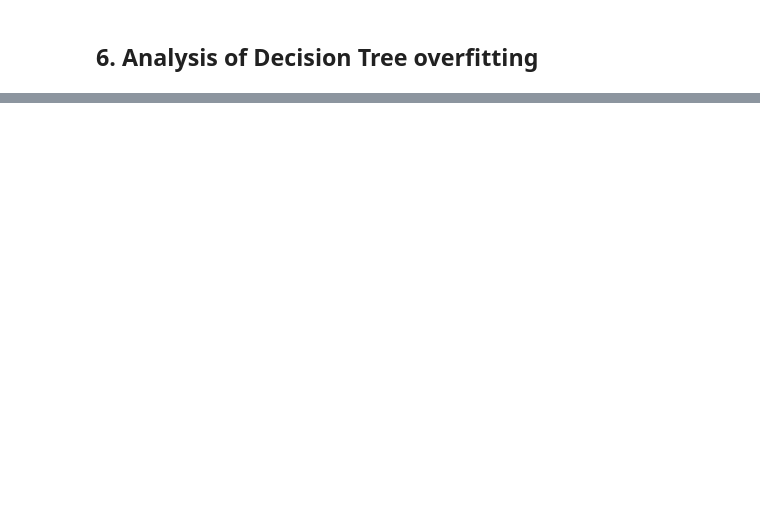
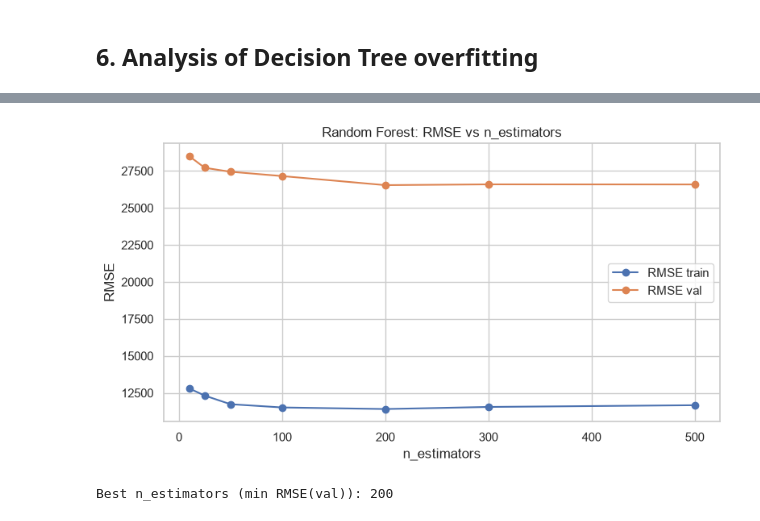
Before and after one commit to anuri-el/Machine-Learning-Technologies, a Jupyter notebook: trees.ipynb, the cells around one changed output, grey strips where cells are left out. Saved outputs shown, nothing was run; the diff lists cells and outputs as text; code cells hidden in the pictures; blank space fills up the shorter version.

```diff
--- a/trees.ipynb
+++ b/trees.ipynb
@@ -298,0 +373,9 @@ plt.show()
+# %%
+rf_base = RandomForestRegressor(n_estimators=200, random_state=RANDOM_STATE, n_jobs=-1)
+rf_base.fit(X_train_final, y_train_final)
+
+rf_base_train_metrics = regression_metrics(y_train_final, rf_base.predict(X_train_final))
+rf_base_val_metrics = regression_metrics(y_val_final, rf_base.predict(X_val_final))
+
+print("Random Forest (base config, n_estimators=200) metrics:")
+pd.DataFrame({'train': rf_base_train_metrics, 'validation': rf_base_val_metrics}).T
@@ -298,0 +389,14 @@ plt.show()
+# %%
+n_estimators_values = [10, 25, 50, 100, 200, 300, 500]
+
+rf_nest_results = []
+for n in n_estimators_values:
+    model = RandomForestRegressor(n_estimators=n, random_state=RANDOM_STATE, n_jobs=-1)
+    model.fit(X_train_final, y_train_final)
+    train_m = regression_metrics(y_train_final, model.predict(X_train_final))
+    val_m = regression_metrics(y_val_final, model.predict(X_val_final))
+    rf_nest_results.append({'n_estimators': n, 'RMSE_train': train_m['RMSE'],
+                            'RMSE_val': val_m['RMSE'], 'R2_val': val_m['R2']})
+
+rf_nest_df = pd.DataFrame(rf_nest_results)
+rf_nest_df
@@ -298,0 +412,16 @@ plt.show()
+# %%
+plt.figure(figsize=(8, 4.5))
+plt.plot(rf_nest_df['n_estimators'], rf_nest_df['RMSE_train'], marker='o', label='RMSE train')
+plt.plot(rf_nest_df['n_estimators'], rf_nest_df['RMSE_val'], marker='o', label='RMSE val')
+plt.xlabel('n_estimators')
+plt.ylabel('RMSE')
+plt.title('Random Forest: RMSE vs n_estimators')
+plt.legend()
+plt.tight_layout()
+plt.show()
+
+best_n_estimators = int(rf_nest_df.loc[rf_nest_df['RMSE_val'].idxmin(), 'n_estimators'])
+print(f"Best n_estimators (min RMSE(val)): {best_n_estimators}")
+# %% [output]
+[figure, added]
+Best n_estimators (min RMSE(val)): 200
```
Also changed, not shown: parts of 15 cells of this notebook.
